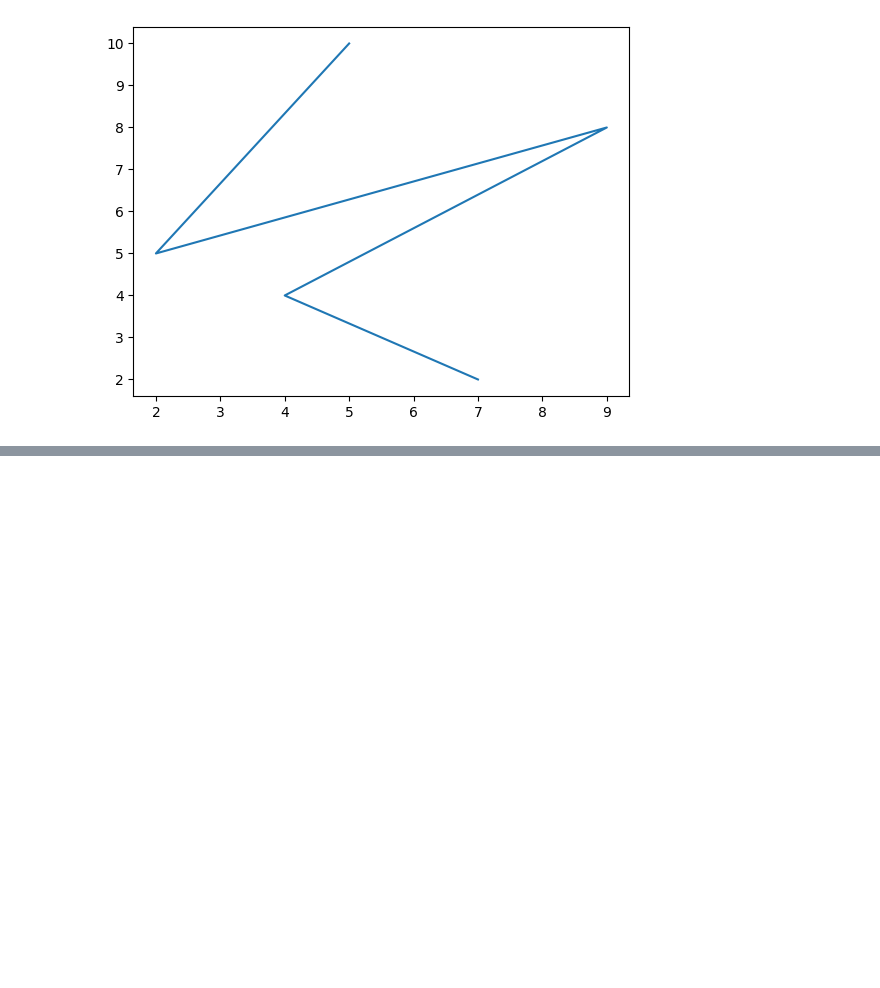
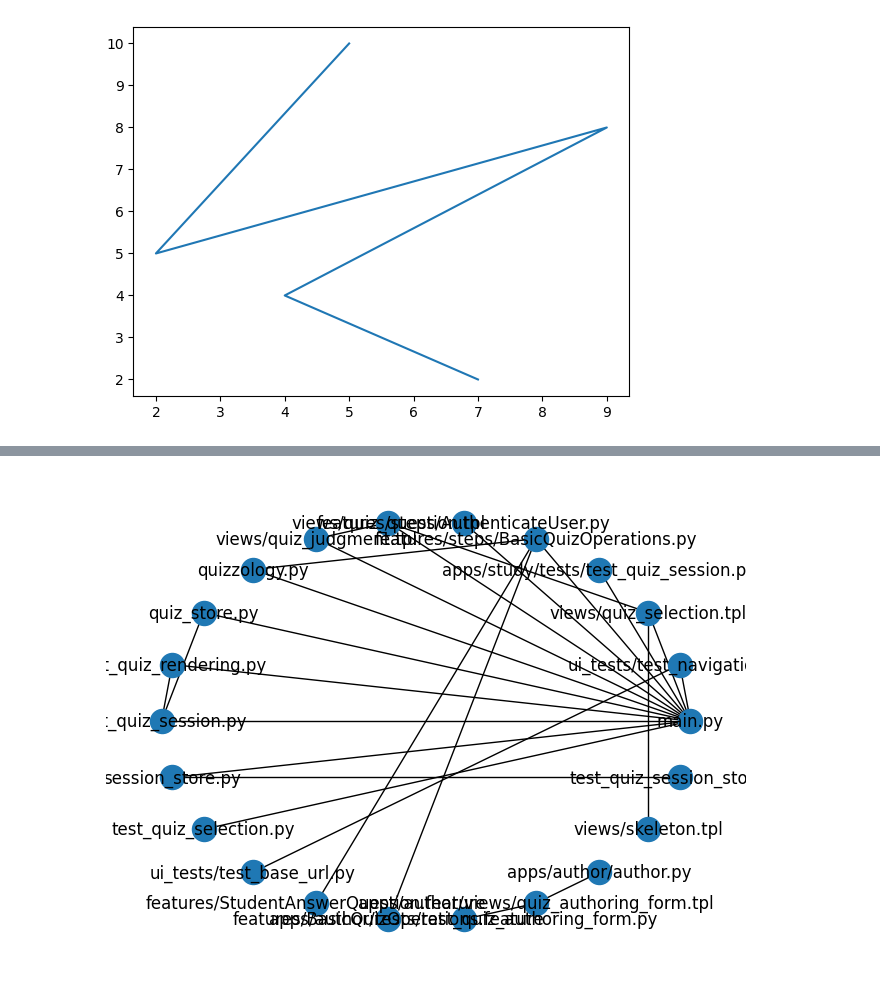
Before and after one commit to tottinge/gitminer-jupyter, a Jupyter notebook: RepoGraphs.ipynb, the cells around one changed output, grey strips where cells are left out. Saved outputs shown, nothing was run; the diff lists cells and outputs as text; code cells hidden in the pictures; blank space fills up the shorter version.

Commit message:
feat: messing with graphs

```diff
--- a/RepoGraphs.ipynb
+++ b/RepoGraphs.ipynb
@@ -54,0 +93,5 @@ nx.draw(busiest_graph, with_labels=True)
+# %%
+plot_params.update({'font.size': 8})
+nx.draw_circular(busiest_graph, with_labels=True)
+# %% [output]
+[figure, added]
```
Also changed, not shown: parts of 7 cells of this notebook.
